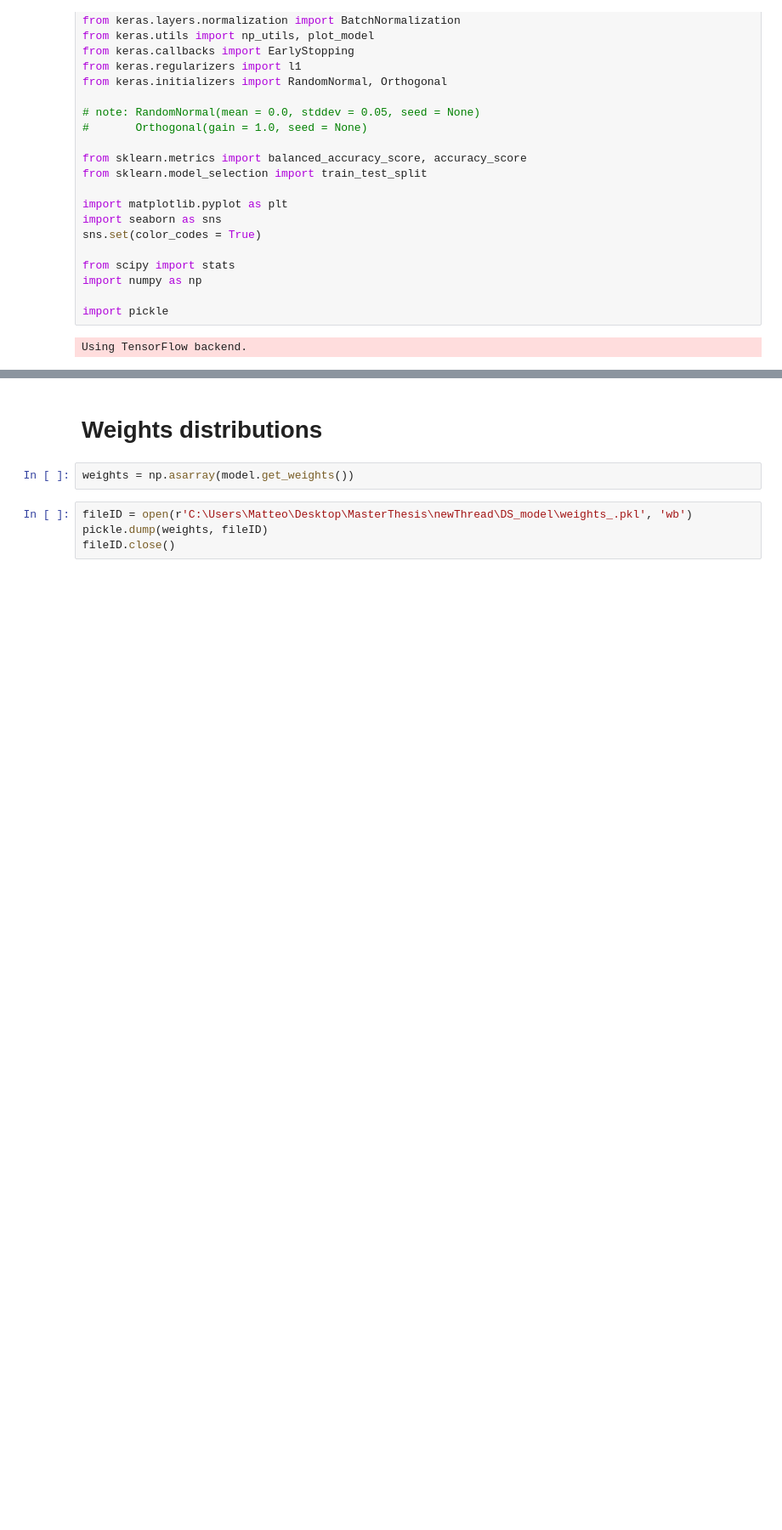
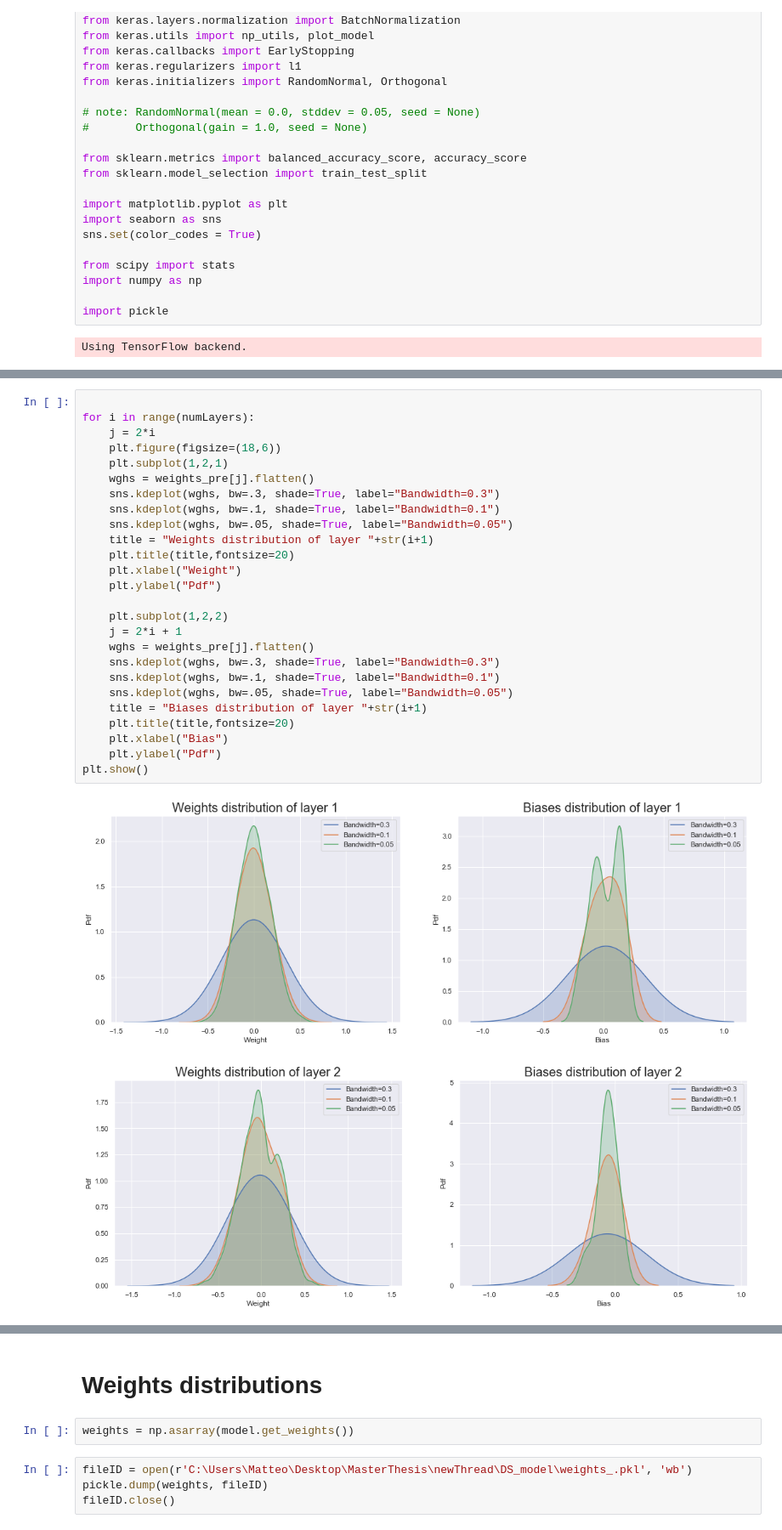
Before and after one commit to MatteoZambra/SM_ML__MScThesis, a Jupyter notebook: NN_model.ipynb, the cells around one changed output, grey strips where cells are left out. Shown: that part at 85% size. Drawn from its saved outputs; the diff is of its cells as text; blank space fills up the shorter version.

```diff
--- a/NN_model.ipynb
+++ b/NN_model.ipynb
@@ -76,0 +127,29 @@ Y: train dims = (1400, 32), test dims = (600, 32)
+# %%
+
+for i in range(numLayers):
+    j = 2*i
+    plt.figure(figsize=(18,6))
+    plt.subplot(1,2,1)
+    wghs = weights_pre[j].flatten()
+    sns.kdeplot(wghs, bw=.3, shade=True, label="Bandwidth=0.3")
+    sns.kdeplot(wghs, bw=.1, shade=True, label="Bandwidth=0.1")
+    sns.kdeplot(wghs, bw=.05, shade=True, label="Bandwidth=0.05")
+    title = "Weights distribution of layer "+str(i+1)
+    plt.title(title,fontsize=20)
+    plt.xlabel("Weight")
+    plt.ylabel("Pdf")
+
+    plt.subplot(1,2,2)
+    j = 2*i + 1
+    wghs = weights_pre[j].flatten()
+    sns.kdeplot(wghs, bw=.3, shade=True, label="Bandwidth=0.3")
+    sns.kdeplot(wghs, bw=.1, shade=True, label="Bandwidth=0.1")
+    sns.kdeplot(wghs, bw=.05, shade=True, label="Bandwidth=0.05")
+    title = "Biases distribution of layer "+str(i+1)
+    plt.title(title,fontsize=20)
+    plt.xlabel("Bias")
+    plt.ylabel("Pdf")
+plt.show()
+# %% [output]
+[figure, added]
+[figure, added]
```
Also changed, not shown: parts of 8 cells of this notebook, 3 other files.
